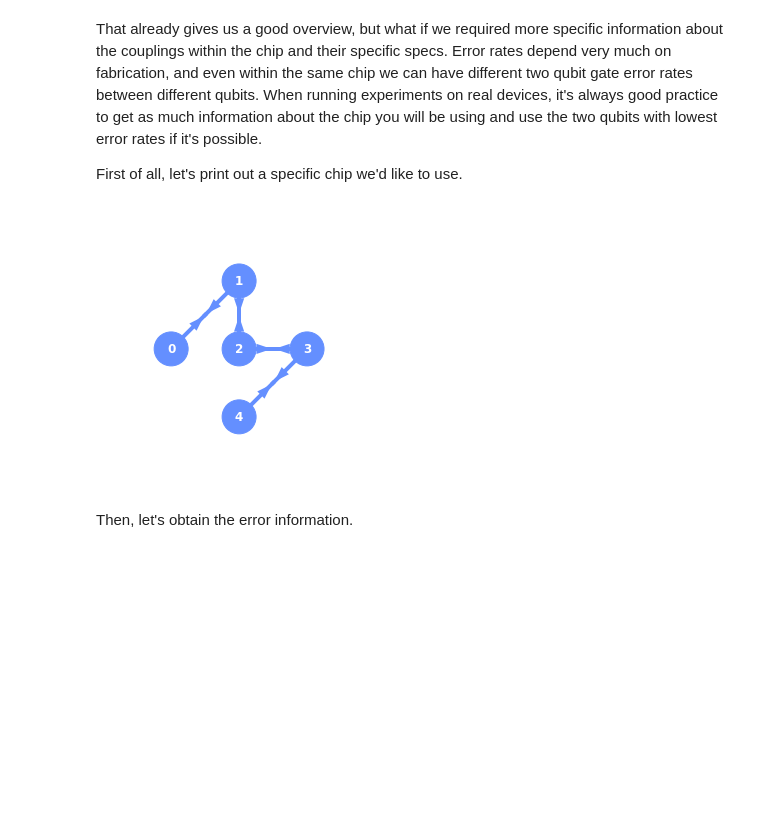
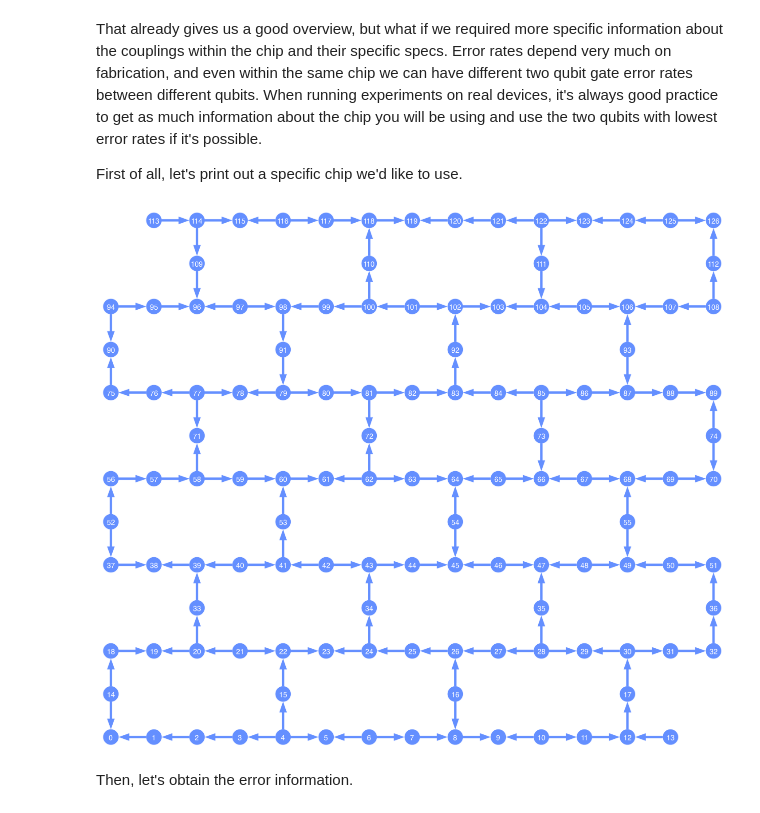
Before and after one commit to EmilianoG-byte/qiskit-bootcamp-2024, a Jupyter notebook: Module-3-Lecture.ipynb, the cells around one changed output. Cells and saved outputs as stored; diff of their text form; code cells hidden in the pictures; blank space fills up the shorter version.

```diff
--- a/Module-3-Lecture.ipynb
+++ b/Module-3-Lecture.ipynb
@@ -162,3 +139,6 @@ Now let's see a more conveninent way of checking which machines are available to
 # %%
-import qiskit.tools.jupyter
-%qiskit_backend_overview
+from qiskit_ibm_runtime import QiskitRuntimeService
+
+service = QiskitRuntimeService(
+    channel="ibm_quantum",
+    token="<IBM-TOKEN>")
@@ -167,13 +151,15 @@ VBox(children=(HTML(value="<h2 style ='color:#ffffff; background-color:#000000;p
+# %%
+real_backend = service.backend("ibm_brisbane")
 # %% [markdown]
 That already gives us a good overview, but what if we required more specific information about the couplings within the chip and their specific specs. Error rates depend very much on fabrication, and even within the same chip we can have different two qubit gate error rates between different qubits. When running experiments on real devices, it's always good practice to get as much information about the chip you will be using and use the two qubits with lowest error rates if it's possible.
 
 First of all, let's print out a specific chip we'd like to use.
 # %%
 from qiskit.visualization import plot_gate_map
-backend = provider.get_backend('ibmq_manila')
-plot_gate_map(backend, plot_directed=True)
+
+plot_gate_map(real_backend, plot_directed=True)
 # %% [output]
-[figure, old version]
+[figure, new version]
 # %% [markdown]
 Then, let's obtain the error information.
 # %%
```
Also changed, not shown: parts of 32 cells of this notebook, 4 other files.
